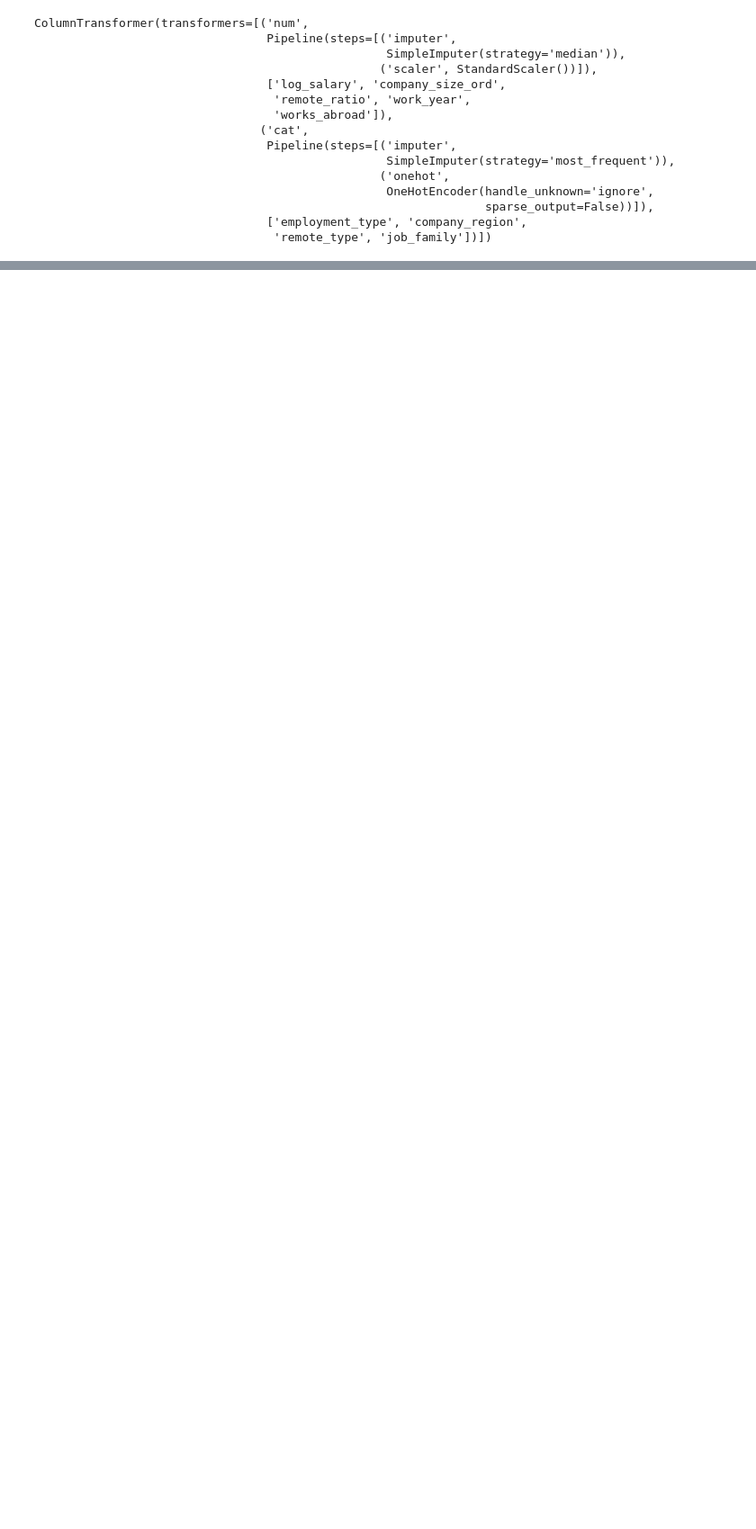
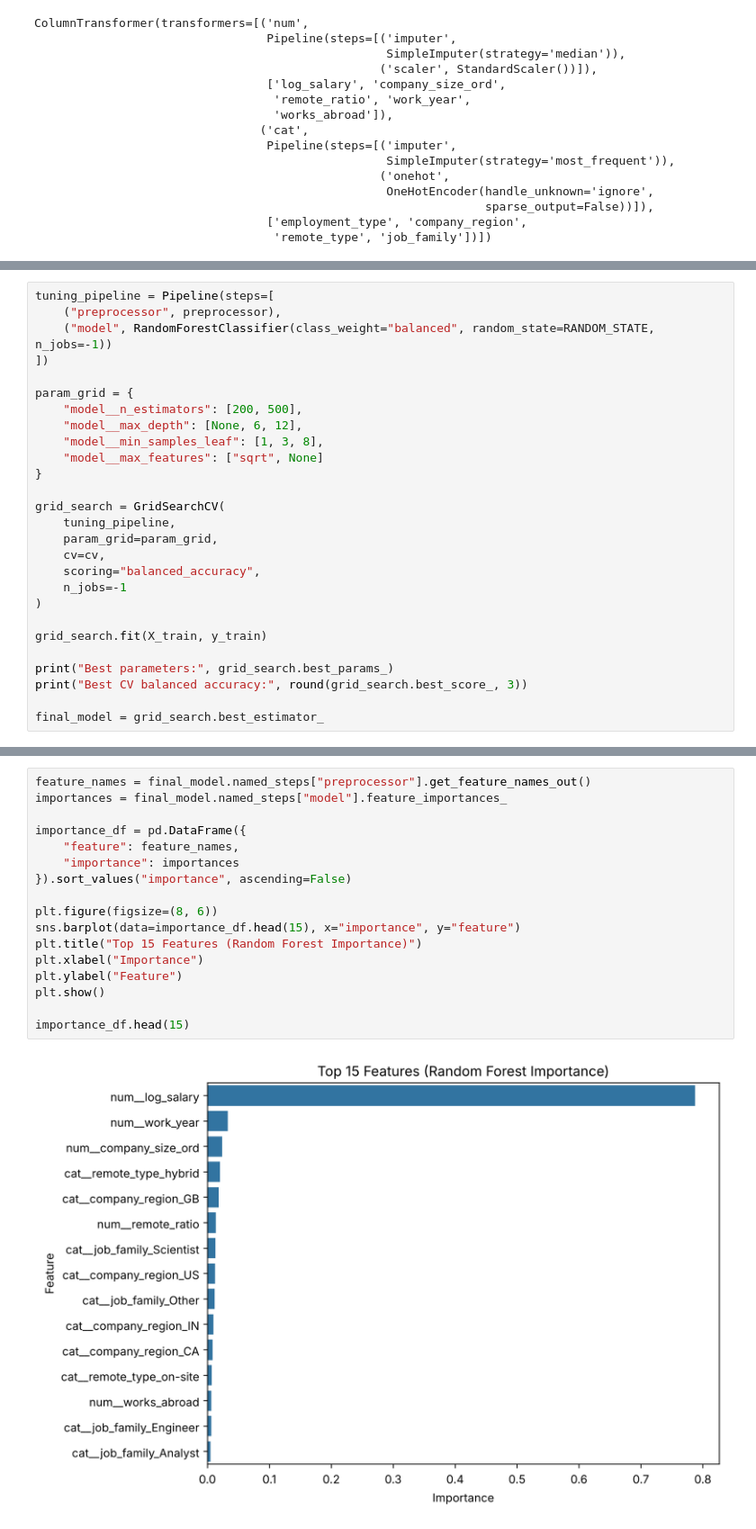
Before and after one commit to apalicepark/TCG_DSML_PRIMER, a Jupyter notebook: TCG_ML_PRIMER.ipynb, the cells around one changed output, grey strips where cells are left out. Shown at 90% size. Drawn from its saved outputs; the diff is of its cells as text; blank space fills up the shorter version.

```diff
--- a/TCG_ML_PRIMER.ipynb
+++ b/TCG_ML_PRIMER.ipynb
@@ -1000,0 +942,27 @@ By this point you would have completed the entire ML process end-to-end! At this
+# %%
+tuning_pipeline = Pipeline(steps=[
+    ("preprocessor", preprocessor),
+    ("model", RandomForestClassifier(class_weight="balanced", random_state=RANDOM_STATE, n_jobs=-1))
+])
+
+param_grid = {
+    "model__n_estimators": [200, 500],
+    "model__max_depth": [None, 6, 12],
+    "model__min_samples_leaf": [1, 3, 8],
+    "model__max_features": ["sqrt", None]
+}
+
+grid_search = GridSearchCV(
+    tuning_pipeline,
+    param_grid=param_grid,
+    cv=cv,
+    scoring="balanced_accuracy",
+    n_jobs=-1
+)
+
+grid_search.fit(X_train, y_train)
+
+print("Best parameters:", grid_search.best_params_)
+print("Best CV balanced accuracy:", round(grid_search.best_score_, 3))
+
+final_model = grid_search.best_estimator_
@@ -1000,0 +1007,19 @@ By this point you would have completed the entire ML process end-to-end! At this
+# %%
+feature_names = final_model.named_steps["preprocessor"].get_feature_names_out()
+importances = final_model.named_steps["model"].feature_importances_
+
+importance_df = pd.DataFrame({
+    "feature": feature_names,
+    "importance": importances
+}).sort_values("importance", ascending=False)
+
+plt.figure(figsize=(8, 6))
+sns.barplot(data=importance_df.head(15), x="importance", y="feature")
+plt.title("Top 15 Features (Random Forest Importance)")
+plt.xlabel("Importance")
+plt.ylabel("Feature")
+plt.show()
+
+importance_df.head(15)
+# %% [output]
+[figure, added]
```
Also changed, not shown: parts of 59 cells of this notebook.
